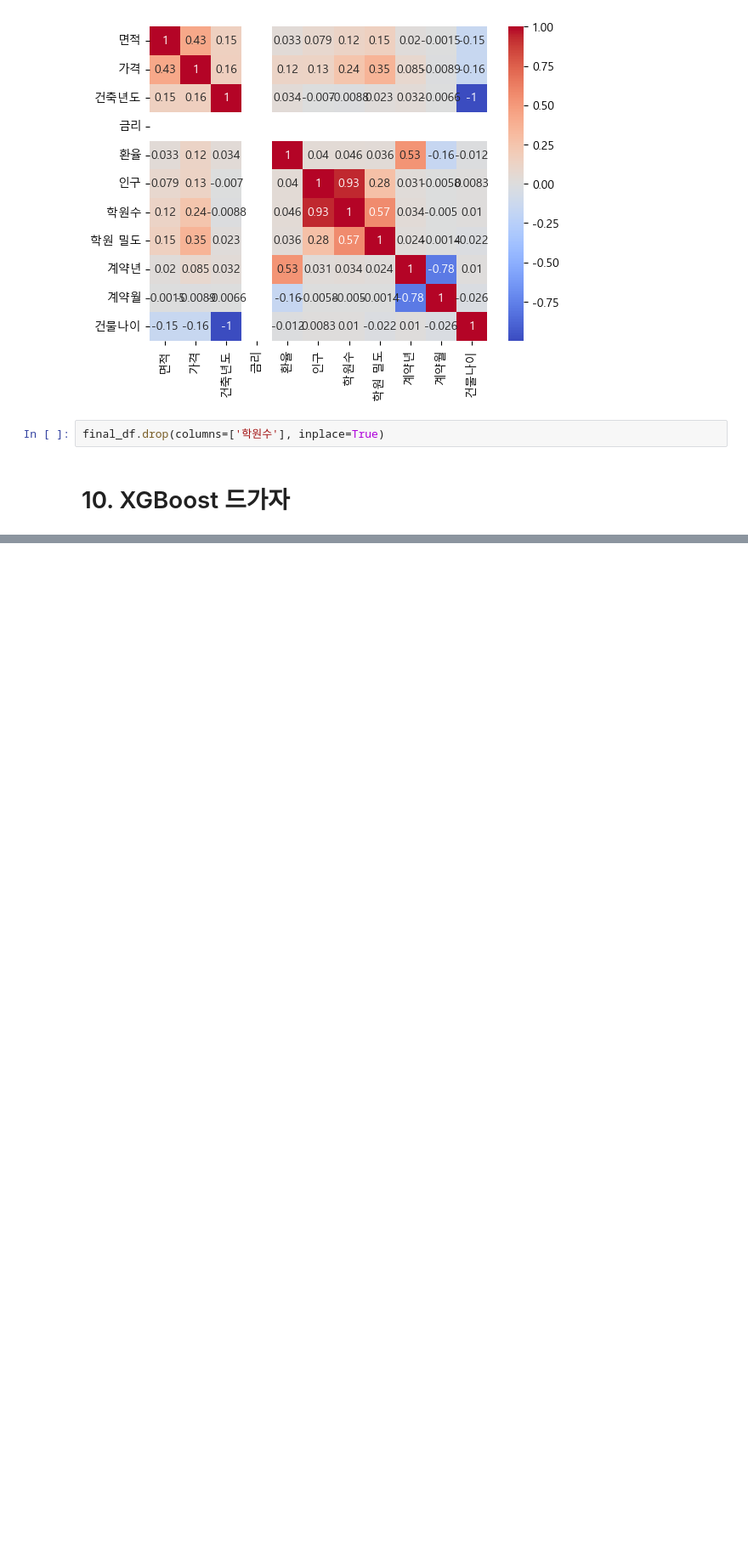
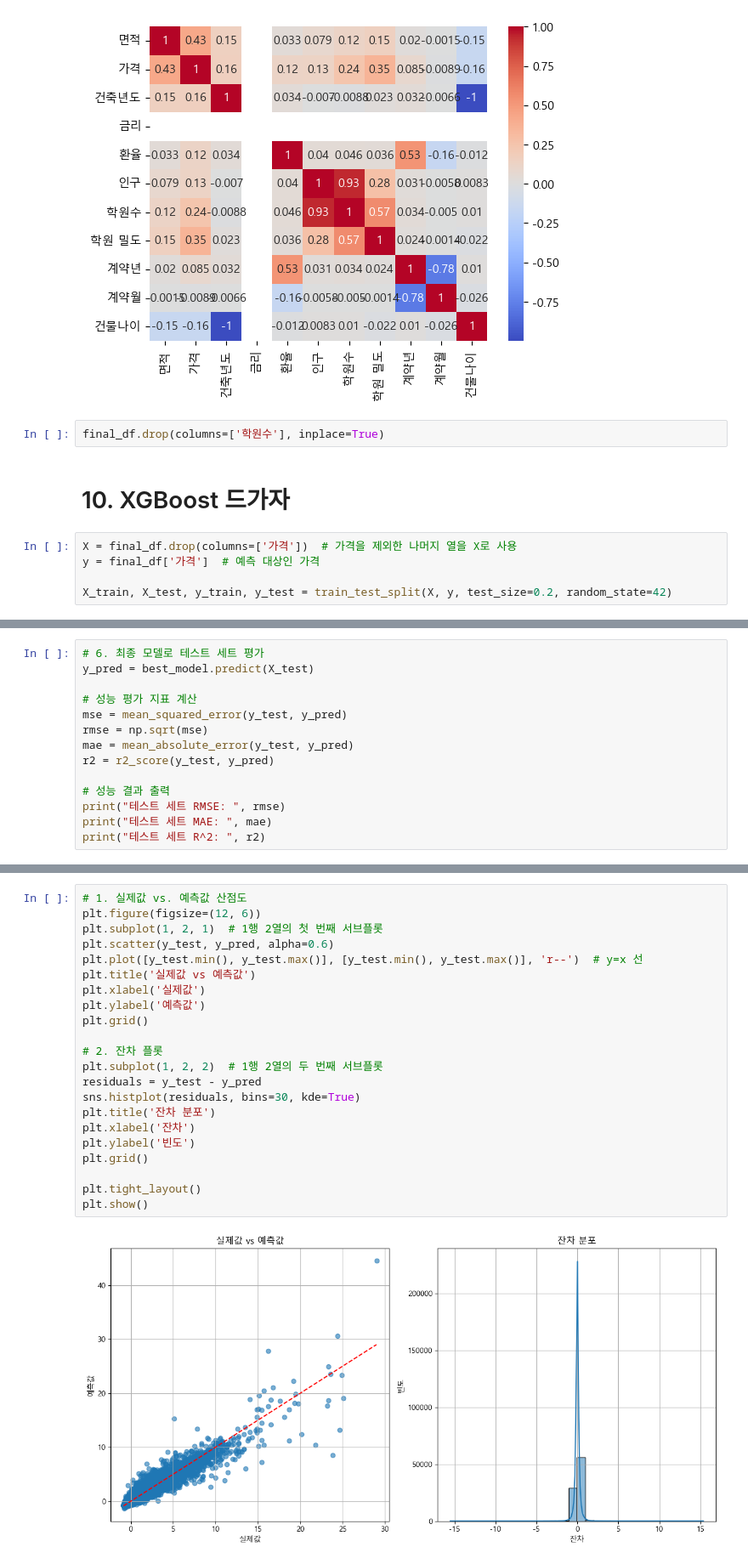
Before and after one commit to PhamPham2S/practice-AI, a Jupyter notebook: House_Pricing/House_Pricing.ipynb, the cells around one changed output, grey strips where cells are left out. Shown: that part at 85% size. Saved outputs shown, nothing was run; the diff lists cells and outputs as text; blank space fills up the shorter version.

```diff
--- a/House_Pricing/House_Pricing.ipynb
+++ b/House_Pricing/House_Pricing.ipynb
@@ -636,3 +641,8 @@ plt.show()
 final_df.drop(columns=['학원수'], inplace=True)
 # %% [markdown]
 # 10. XGBoost 드가자
+# %%
+X = final_df.drop(columns=['가격'])  # 가격을 제외한 나머지 열을 X로 사용
+y = final_df['가격']  # 예측 대상인 가격
+
+X_train, X_test, y_train, y_test = train_test_split(X, y, test_size=0.2, random_state=42)
@@ -638,0 +731,14 @@ final_df.drop(columns=['학원수'], inplace=True)
+# %%
+# 6. 최종 모델로 테스트 세트 평가
+y_pred = best_model.predict(X_test)
+
+# 성능 평가 지표 계산
+mse = mean_squared_error(y_test, y_pred)
+rmse = np.sqrt(mse)
+mae = mean_absolute_error(y_test, y_pred)
+r2 = r2_score(y_test, y_pred)
+
+# 성능 결과 출력
+print("테스트 세트 RMSE: ", rmse)
+print("테스트 세트 MAE: ", mae)
+print("테스트 세트 R^2: ", r2)
@@ -638,0 +749,24 @@ final_df.drop(columns=['학원수'], inplace=True)
+# %%
+# 1. 실제값 vs. 예측값 산점도
+plt.figure(figsize=(12, 6))
+plt.subplot(1, 2, 1)  # 1행 2열의 첫 번째 서브플롯
+plt.scatter(y_test, y_pred, alpha=0.6)
+plt.plot([y_test.min(), y_test.max()], [y_test.min(), y_test.max()], 'r--')  # y=x 선
+plt.title('실제값 vs 예측값')
+plt.xlabel('실제값')
+plt.ylabel('예측값')
+plt.grid()
+
+# 2. 잔차 플롯
+plt.subplot(1, 2, 2)  # 1행 2열의 두 번째 서브플롯
+residuals = y_test - y_pred
+sns.histplot(residuals, bins=30, kde=True)
+plt.title('잔차 분포')
+plt.xlabel('잔차')
+plt.ylabel('빈도')
+plt.grid()
+
+plt.tight_layout()
+plt.show()
+# %% [output]
+[figure, added]
```
Also changed, not shown: parts of 5 cells of this notebook, 1 other file.
